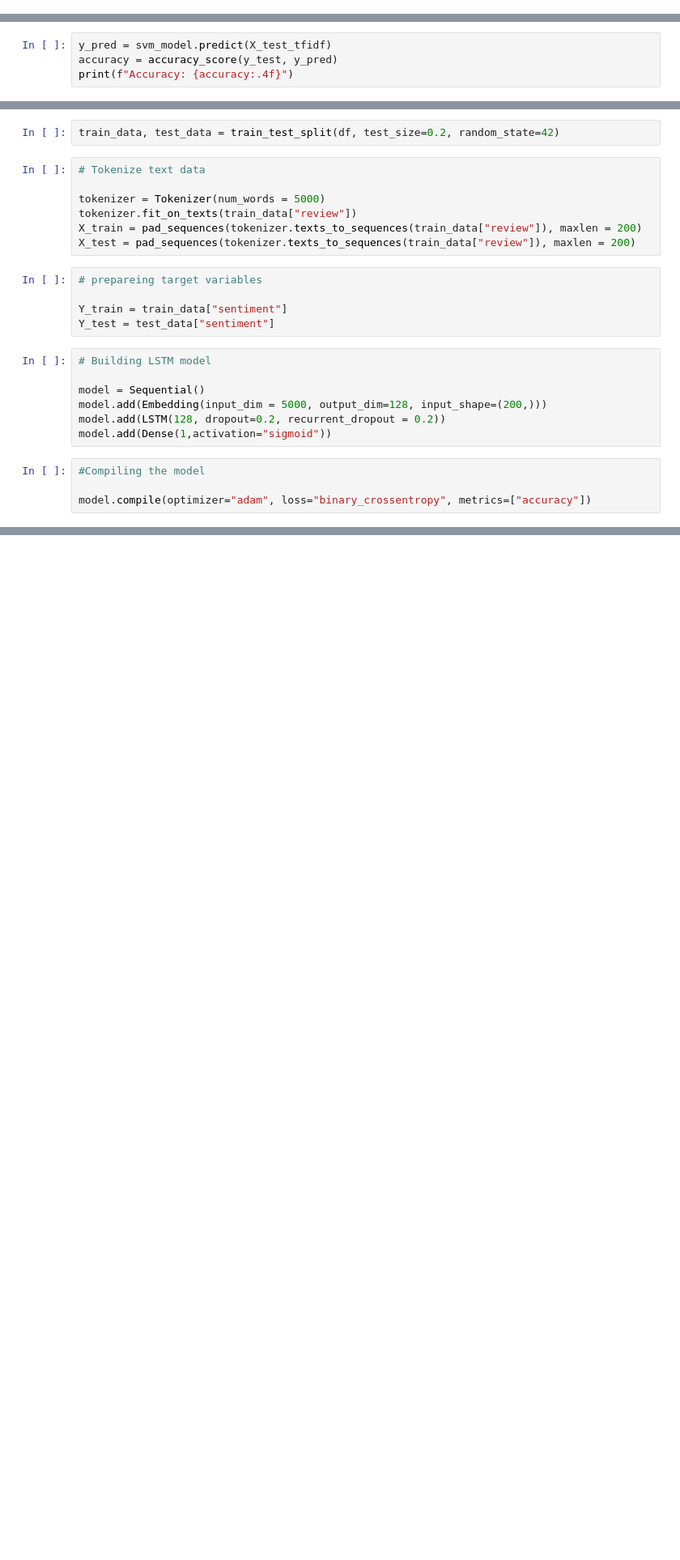
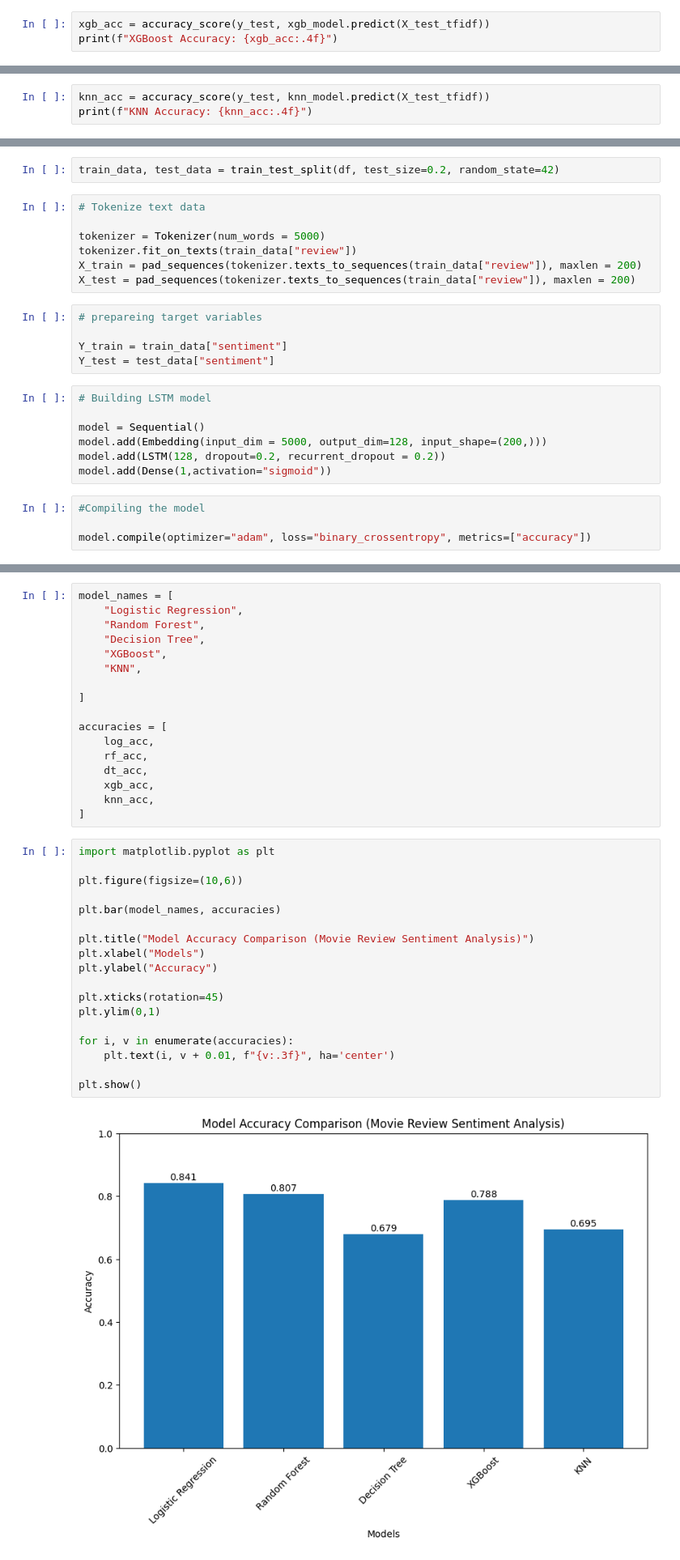
Before and after one commit to Siddhi-S-Thakur/Movie-Review-Sentiment-Analysis, a Jupyter notebook: movieReview.ipynb, the cells around one changed output, grey strips where cells are left out. Shown at 81% size. Saved outputs shown, nothing was run; the diff lists cells and outputs as text; blank space fills up the shorter version.

```diff
--- a/movieReview.ipynb
+++ b/movieReview.ipynb
@@ -140,0 +176,3 @@ Accuracy: 0.8480
+# %%
+xgb_acc = accuracy_score(y_test, xgb_model.predict(X_test_tfidf))
+print(f"XGBoost Accuracy: {xgb_acc:.4f}")
@@ -163,5 +195,4 @@ SVC(kernel='linear', random_state=42)
 # %%
-y_pred = svm_model.predict(X_test_tfidf)
-accuracy = accuracy_score(y_test, y_pred)
-print(f"Accuracy: {accuracy:.4f}")
+knn_acc = accuracy_score(y_test, knn_model.predict(X_test_tfidf))
+print(f"KNN Accuracy: {knn_acc:.4f}")
 # %% [output]
@@ -224,0 +262,37 @@ Epoch 8/8
+# %%
+model_names = [
+    "Logistic Regression",
+    "Random Forest",
+    "Decision Tree",
+    "XGBoost",
+    "KNN",
+
+]
+
+accuracies = [
+    log_acc,
+    rf_acc,
+    dt_acc,
+    xgb_acc,
+    knn_acc,
+]
+# %%
+import matplotlib.pyplot as plt
+
+plt.figure(figsize=(10,6))
+
+plt.bar(model_names, accuracies)
+
+plt.title("Model Accuracy Comparison (Movie Review Sentiment Analysis)")
+plt.xlabel("Models")
+plt.ylabel("Accuracy")
+
+plt.xticks(rotation=45)
+plt.ylim(0,1)
+
+for i, v in enumerate(accuracies):
+    plt.text(i, v + 0.01, f"{v:.3f}", ha='center')
+
+plt.show()
+# %% [output]
+[figure, added]
```
Also changed, not shown: parts of 17 cells of this notebook.
